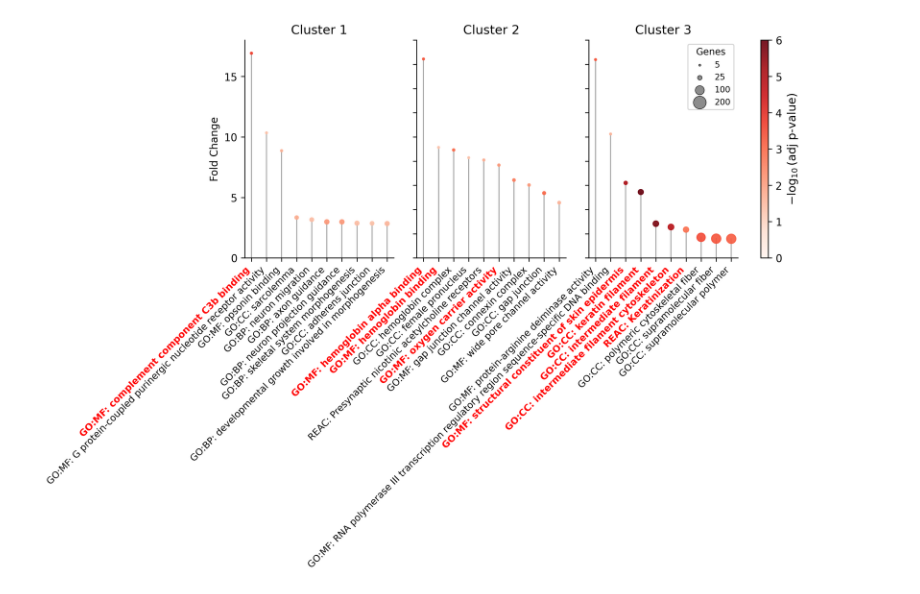
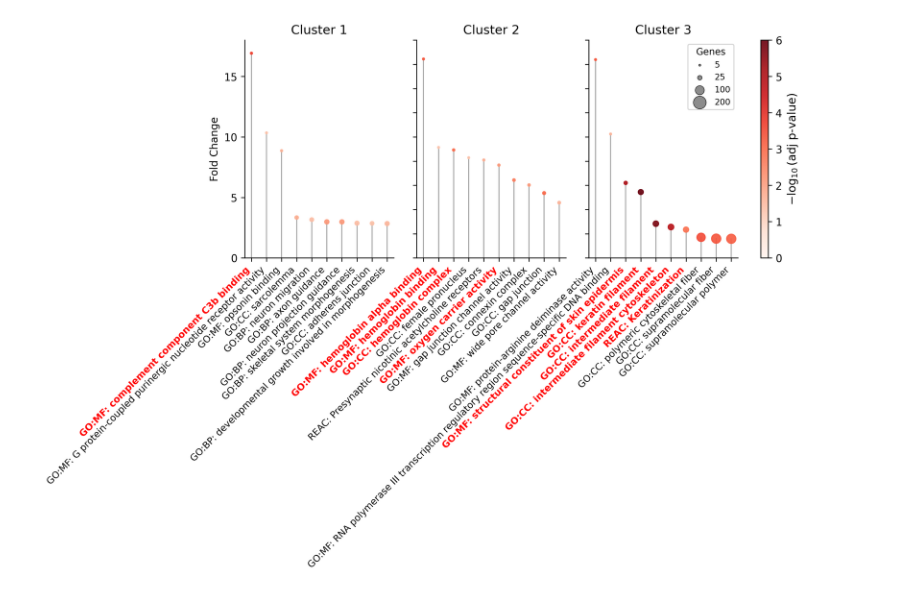
Before and after one commit to epifluidlab/headneck, a Jupyter notebook: Main_Figures/F3/F3C.ipynb, the cells around one changed output. Cells and saved outputs as stored; diff of their text form; code cells hidden in the pictures.

```diff
--- a/Main_Figures/F3/F3C.ipynb
+++ b/Main_Figures/F3/F3C.ipynb
@@ -34,6 +34,7 @@ highlight_terms = {
     "GO:MF: hemoglobin binding",
     "GO:MF: oxygen carrier activity",
     "GO:CC: keratin filament",
+    "GO:CC: hemoglobin complex",
     "GO:CC: intermediate filament",
     "GO:CC: intermediate filament cytoskeleton",
     "REAC: Keratinization",
@@ -80,31 +81,31 @@ for ax, (file, title) in zip(axes, files):
             tick_label.set_color("red")
 
     ax.set_title(title, fontsize=12)
     ax.set_ylim([0, 18])
     ax.set_yticklabels([])
     ax.grid(False)
     sns.despine(ax=ax)
     last_scatter = scatter
 
 axes[0].set_ylabel('Fold Change')
 axes[0].set_yticks([0, 5, 10, 15])
 axes[0].set_yticklabels([0, 5, 10, 15])
 
 cbar = plt.colorbar(last_scatter, cax=cax)
 cbar.set_label(r"$-\log_{10}$(adj p-value)", fontsize=11)
 
 axes[-1].legend(
     example_markers,
     labels,
     title="Genes",
     loc='upper right',
     frameon=True,
     fontsize=8,
     title_fontsize=9
 )
 
 plt.subplots_adjust(bottom=0.3)
 plt.savefig("F3C.pdf", bbox_inches='tight')
 plt.show()
 # %% [output]
-[figure, old version]
+[figure, new version]
```
Also changed, not shown: 25 other files.
